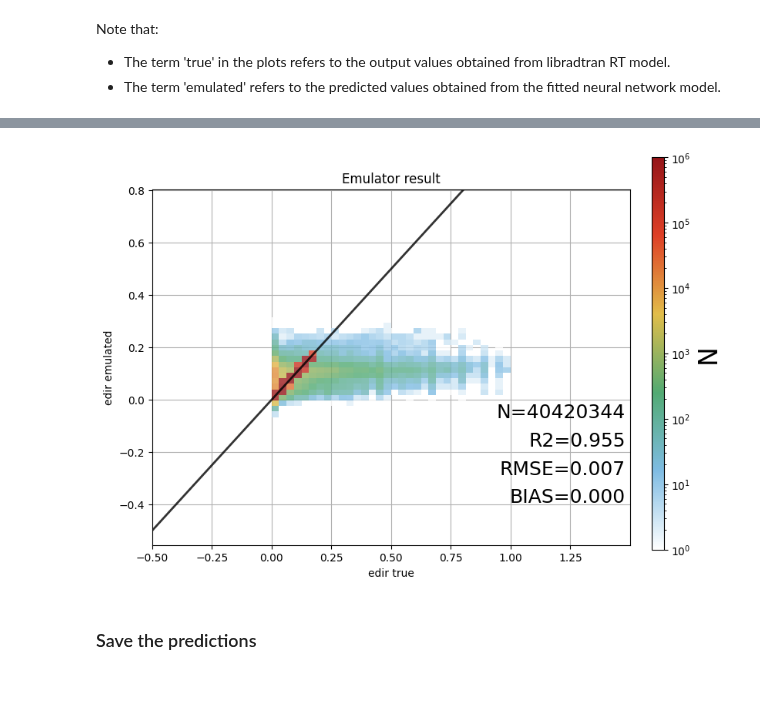
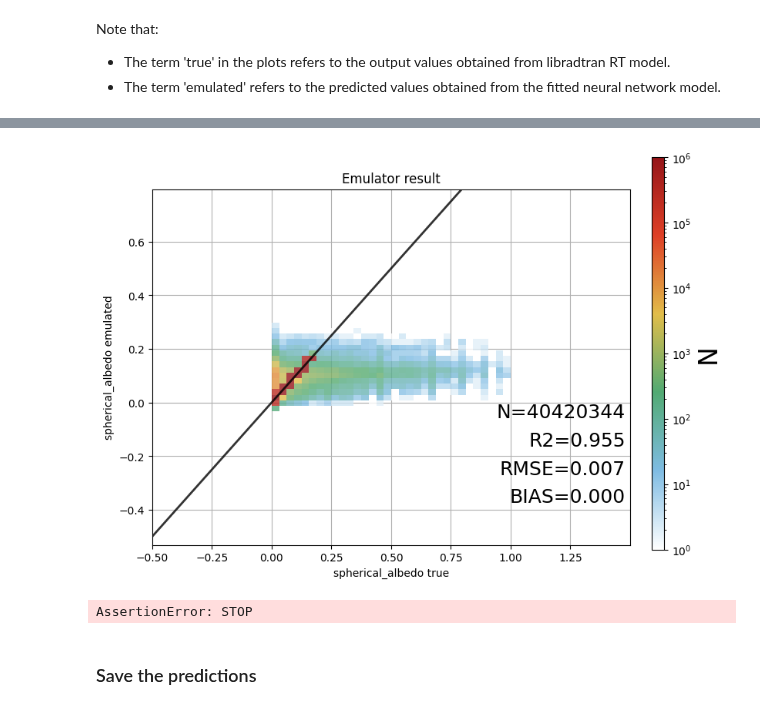
Before and after one commit to HerraKaava/RT_model_emulator, a Jupyter notebook: code-files/NN_model_spherical_albedo.ipynb, the cells around one changed output, grey strips where cells are left out. Saved outputs shown, nothing was run; the diff lists cells and outputs as text; code cells hidden in the pictures.

Commit message:
updating spherical albedo

```diff
--- a/code-files/NN_model_spherical_albedo.ipynb
+++ b/code-files/NN_model_spherical_albedo.ipynb
@@ -385,15 +385,19 @@ plot_errors_hist(spherical_albedo_preds, scaled_X_val, Y_val)
 # %%
 # Plot emulator results vs. true (libradtran RT model) values
 plot_data(y_true=Y_val,
           y_pred=spherical_albedo_preds,
           title="Emulator result",
-          x_label="edir true",
-          y_label="edir emulated",
+          x_label="spherical_albedo true",
+          y_label="spherical_albedo emulated",
           error_bar_on=True,
           save_fig=False,
           fig_name=None)
 # %% [output]
-[figure, old version]
+[figure, new version]
+# %%
+assert False, "STOP"
+# %% [output]
+AssertionError: STOP
 # %% [markdown]
 <h3>Save the predictions</h3>
 # %%
```
Also changed, not shown: parts of 13 cells of this notebook.
